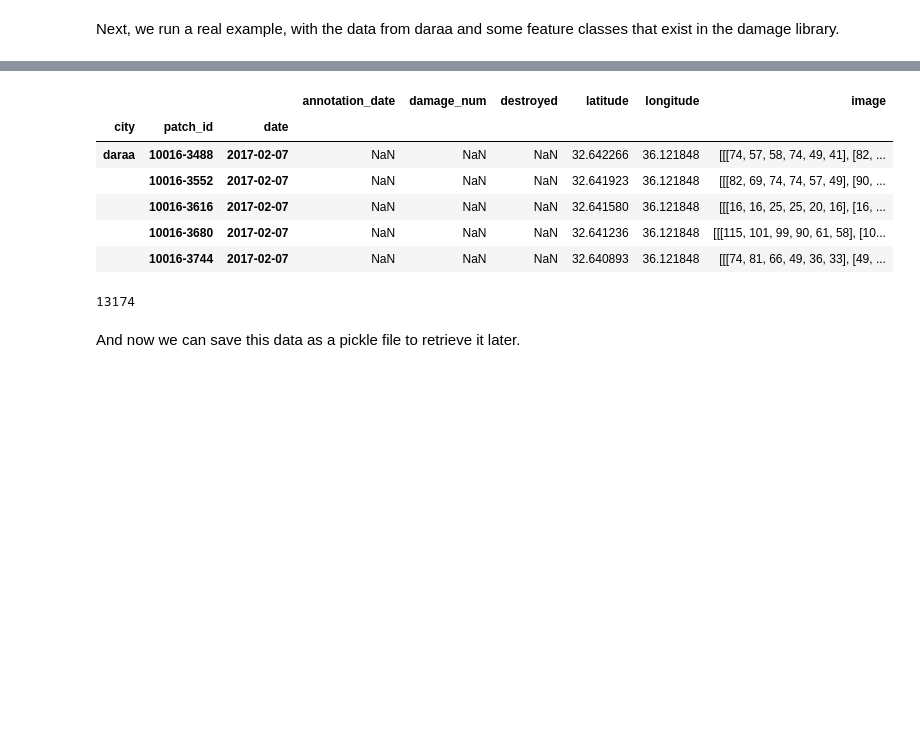
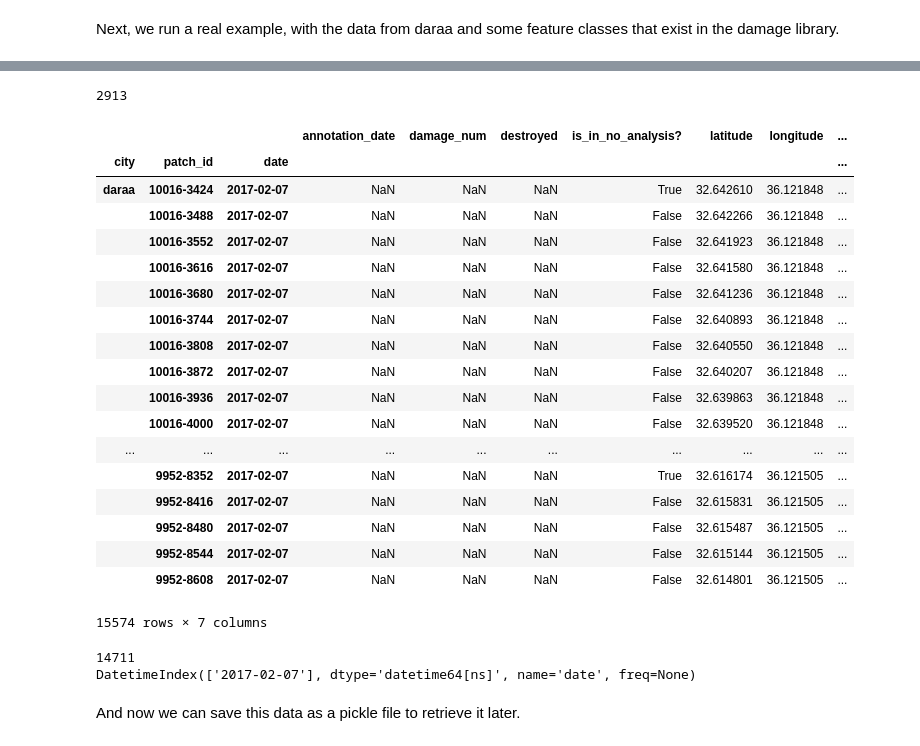
Before and after one commit to javiermas/building-damage, a Jupyter notebook: notebooks/TUTORIAL_00_computing_features.ipynb, the cells around one changed output, grey strips where cells are left out. Drawn from its saved outputs; the diff is of its cells as text; code cells hidden in the pictures; blank space fills up the shorter version.

```diff
--- a/notebooks/TUTORIAL_00_computing_features.ipynb
+++ b/notebooks/TUTORIAL_00_computing_features.ipynb
@@ -178,17 +180,35 @@ INFO:::RasterPairMaker:::2019-07-23 16:02:14,321:::Applying RasterPairMaker
+# %%
+len(shapefile_df)
+# %% [output]
+2913
 # %%
-feature_data.head()
+feature_data
 # %% [output]
-|  |  |  | annotation_date | damage_num | destroyed | latitude | longitude | image |
-| city | patch_id | date |  |  |  |  |  |  |
-| daraa | 10016-3488 | 2017-02-07 | NaN | NaN | NaN | 32.642266 | 36.121848 | [[[74, 57, 58, 74, 49, 41], [82, ... |
-|  | 10016-3552 | 2017-02-07 | NaN | NaN | NaN | 32.641923 | 36.121848 | [[[82, 69, 74, 74, 57, 49], [90, ... |
-|  | 10016-3616 | 2017-02-07 | NaN | NaN | NaN | 32.641580 | 36.121848 | [[[16, 16, 25, 25, 20, 16], [16, ... |
-|  | 10016-3680 | 2017-02-07 | NaN | NaN | NaN | 32.641236 | 36.121848 | [[[115, 101, 99, 90, 61, 58], [10... |
-|  | 10016-3744 | 2017-02-07 | NaN | NaN | NaN | 32.640893 | 36.121848 | [[[74, 81, 66, 49, 36, 33], [49, ... |
+|  |  |  | annotation_date | damage_num | destroyed | is_in_no_analysis? | latitude | longitude | ... |
+| city | patch_id | date |  |  |  |  |  |  | ... |
+| daraa | 10016-3424 | 2017-02-07 | NaN | NaN | NaN | True | 32.642610 | 36.121848 | ... |
+|  | 10016-3488 | 2017-02-07 | NaN | NaN | NaN | False | 32.642266 | 36.121848 | ... |
+|  | 10016-3552 | 2017-02-07 | NaN | NaN | NaN | False | 32.641923 | 36.121848 | ... |
+|  | 10016-3616 | 2017-02-07 | NaN | NaN | NaN | False | 32.641580 | 36.121848 | ... |
+|  | 10016-3680 | 2017-02-07 | NaN | NaN | NaN | False | 32.641236 | 36.121848 | ... |
+|  | 10016-3744 | 2017-02-07 | NaN | NaN | NaN | False | 32.640893 | 36.121848 | ... |
+|  | 10016-3808 | 2017-02-07 | NaN | NaN | NaN | False | 32.640550 | 36.121848 | ... |
+|  | 10016-3872 | 2017-02-07 | NaN | NaN | NaN | False | 32.640207 | 36.121848 | ... |
+|  | 10016-3936 | 2017-02-07 | NaN | NaN | NaN | False | 32.639863 | 36.121848 | ... |
+|  | 10016-4000 | 2017-02-07 | NaN | NaN | NaN | False | 32.639520 | 36.121848 | ... |
+| ... | ... | ... | ... | ... | ... | ... | ... | ... | ... |
+|  | 9952-8352 | 2017-02-07 | NaN | NaN | NaN | True | 32.616174 | 36.121505 | ... |
+|  | 9952-8416 | 2017-02-07 | NaN | NaN | NaN | False | 32.615831 | 36.121505 | ... |
+|  | 9952-8480 | 2017-02-07 | NaN | NaN | NaN | False | 32.615487 | 36.121505 | ... |
+|  | 9952-8544 | 2017-02-07 | NaN | NaN | NaN | False | 32.615144 | 36.121505 | ... |
+|  | 9952-8608 | 2017-02-07 | NaN | NaN | NaN | False | 32.614801 | 36.121505 | ... |
+15574 rows × 7 columns
-# %%
-feature_data['destroyed'].isnull().sum()
-# %% [output]
-13174
+# %%
+print(feature_data['destroyed'].isnull().sum())
+print(feature_data.index.get_level_values('date').unique())
+# %% [output]
+14711
+DatetimeIndex(['2017-02-07'], dtype='datetime64[ns]', name='date', freq=None)
 # %% [markdown]
 And now we can save this data as a pickle file to retrieve it later.
 # %%
```
Also changed, not shown: parts of 5 cells of this notebook, 2 other files.
